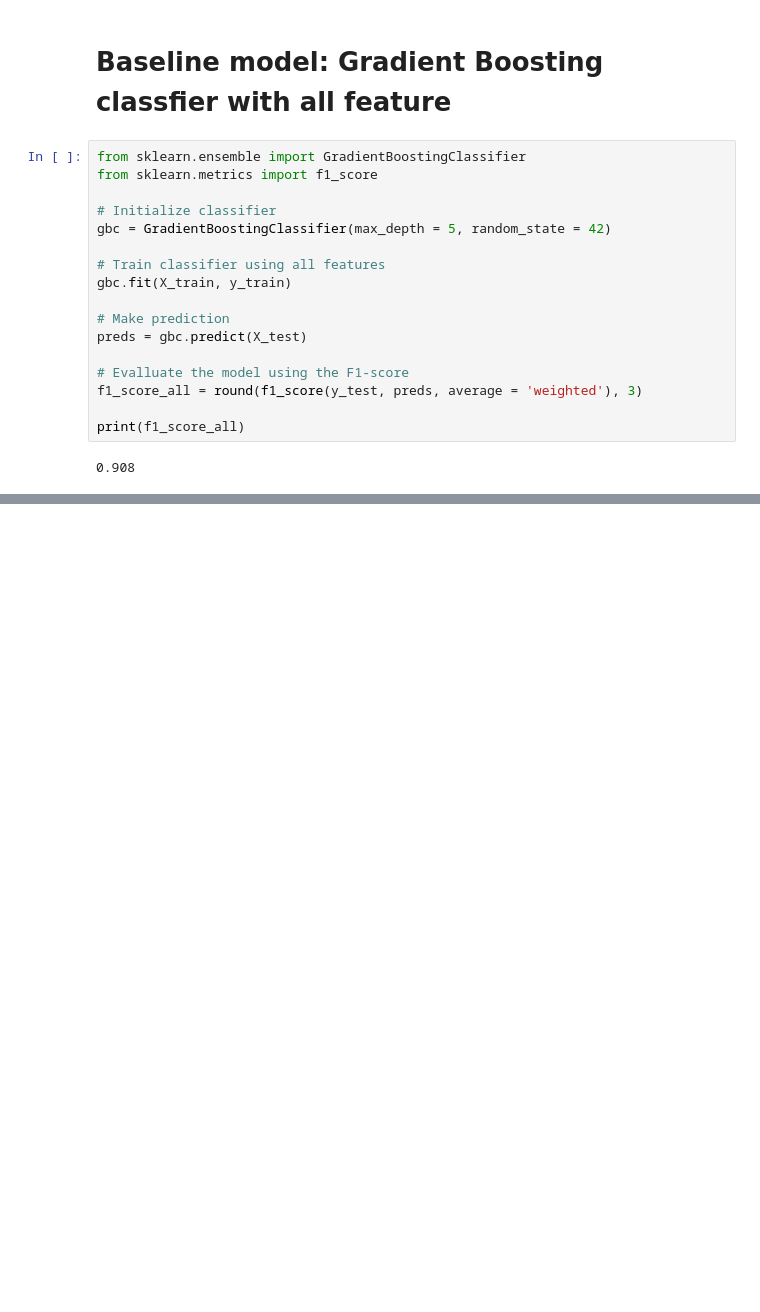
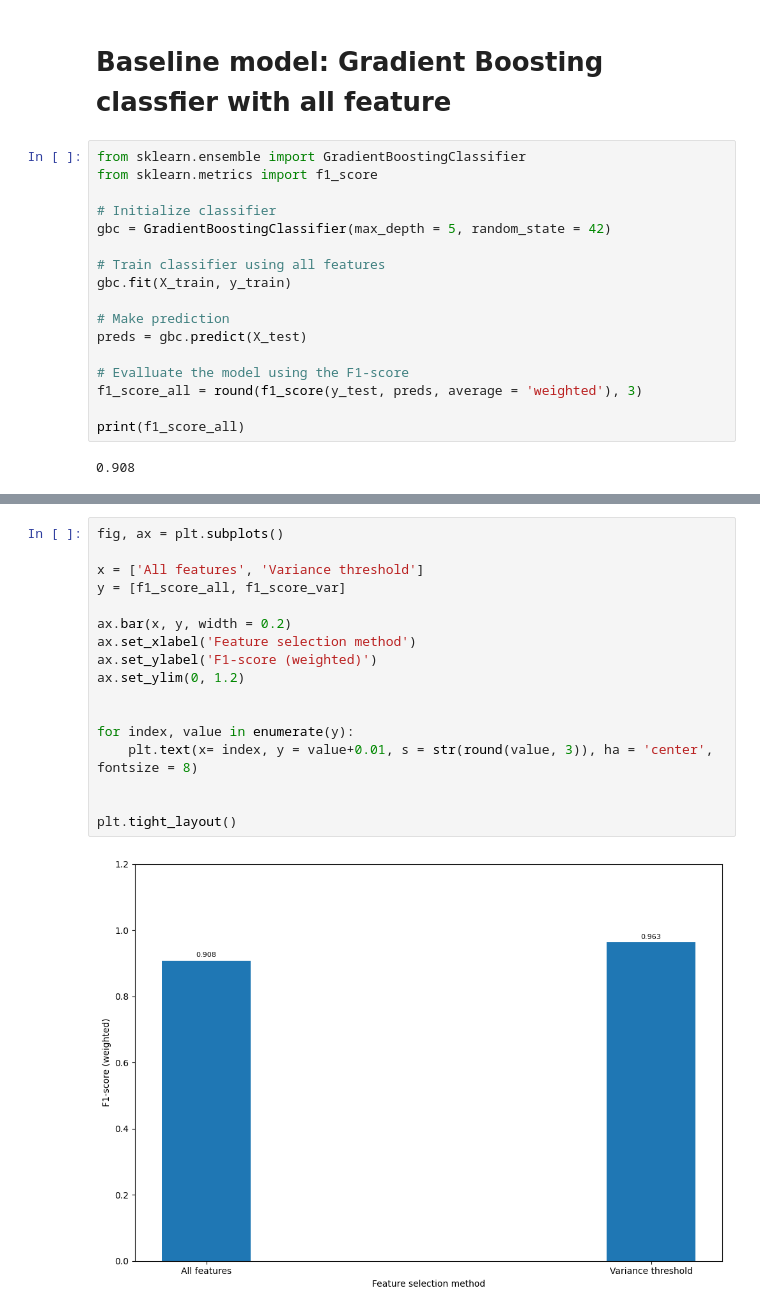
Before and after one commit to Malinda1/feature_selection, a Jupyter notebook: feature_selection.ipynb, the cells around one changed output, grey strips where cells are left out. Saved outputs shown, nothing was run; the diff lists cells and outputs as text; blank space fills up the shorter version.

Commit message:
Using feature selection for Varience threshold technique

```diff
--- a/feature_selection.ipynb
+++ b/feature_selection.ipynb
@@ -112,0 +177,19 @@ print(f1_score_all)
+# %%
+fig, ax = plt.subplots()
+
+x = ['All features', 'Variance threshold']
+y = [f1_score_all, f1_score_var]
+
+ax.bar(x, y, width = 0.2)
+ax.set_xlabel('Feature selection method')
+ax.set_ylabel('F1-score (weighted)')
+ax.set_ylim(0, 1.2)
+
+
+for index, value in enumerate(y):
+    plt.text(x= index, y = value+0.01, s = str(round(value, 3)), ha = 'center', fontsize = 8)
+
+
+plt.tight_layout()
+# %% [output]
+[figure, added]
```
Also changed, not shown: parts of 6 cells of this notebook.
